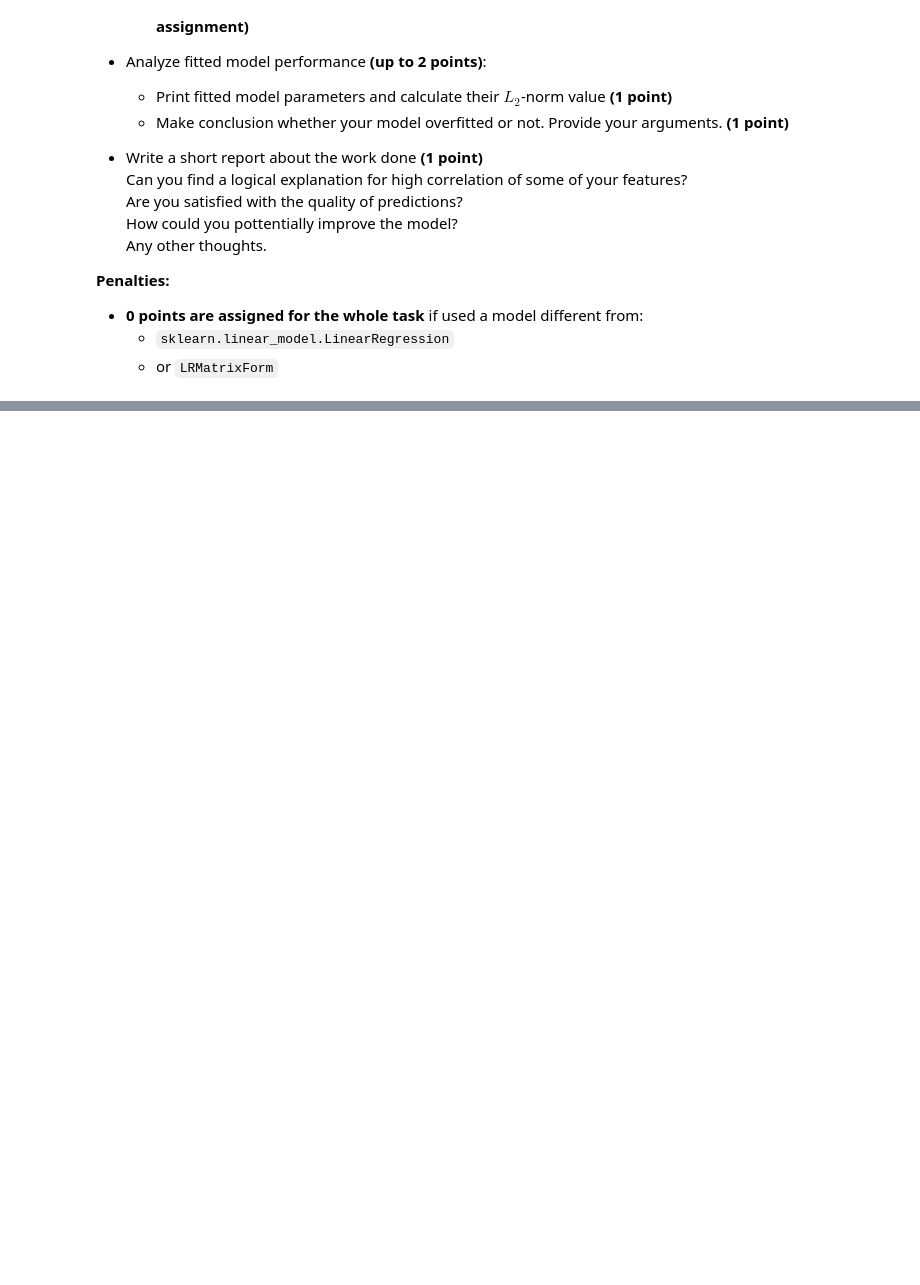
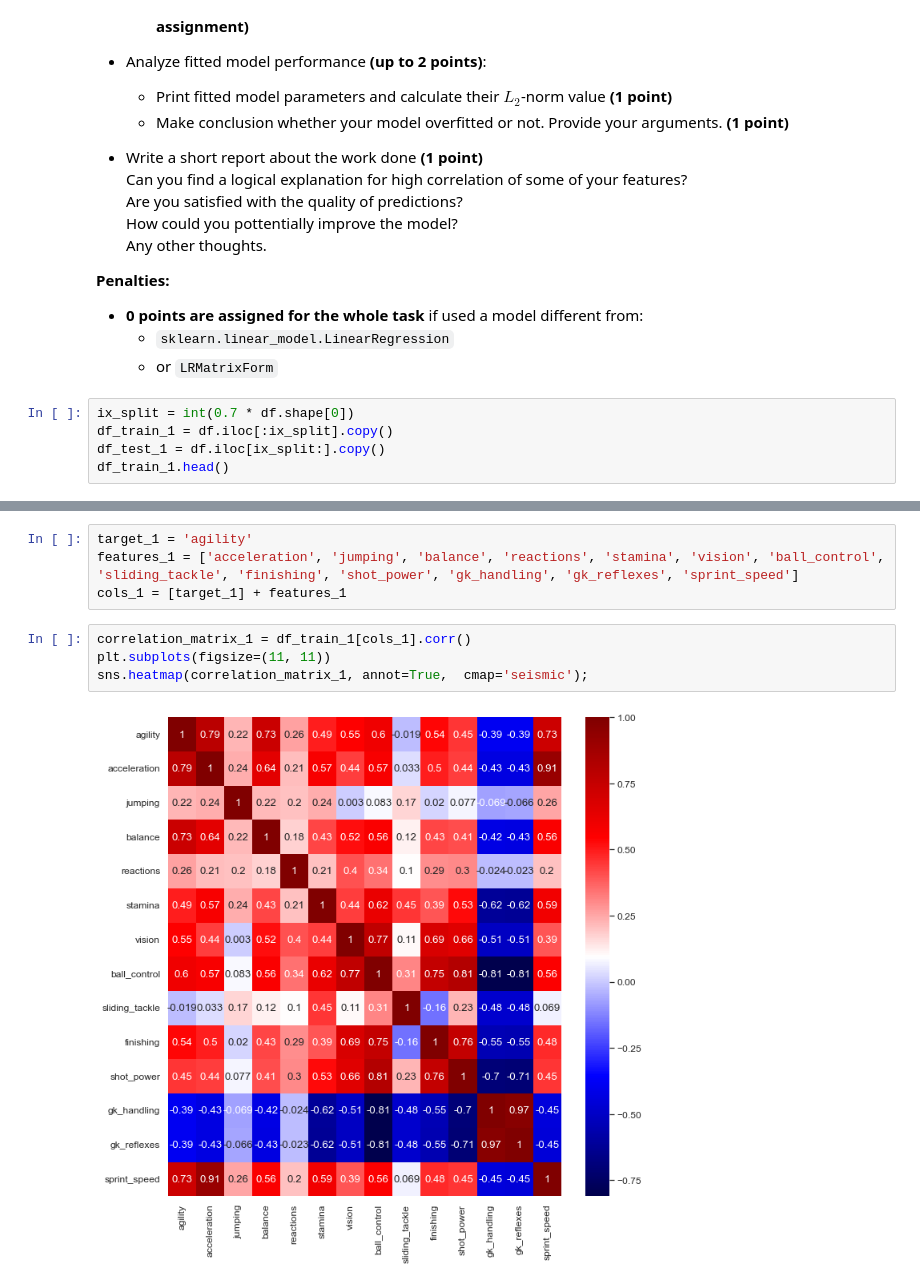
Before and after one commit to Feosen/ml-intro-2022-3, a Jupyter notebook: notebooks/linear_regression.ipynb, the cells around one changed output, grey strips where cells are left out. Saved outputs shown, nothing was run; the diff lists cells and outputs as text; blank space fills up the shorter version.

```diff
--- a/notebooks/linear_regression.ipynb
+++ b/notebooks/linear_regression.ipynb
@@ -1334,3 +1608,8 @@ Steps you need to follow:
 - **0 points are assigned for the whole task** if used a model different from:
     - `sklearn.linear_model.LinearRegression`
     - or `LRMatrixForm`
+# %%
+ix_split = int(0.7 * df.shape[0])
+df_train_1 = df.iloc[:ix_split].copy()
+df_test_1 = df.iloc[ix_split:].copy()
+df_train_1.head()
@@ -1336,0 +1627,10 @@ Steps you need to follow:
+# %%
+target_1 = 'agility'
+features_1 = ['acceleration', 'jumping', 'balance', 'reactions', 'stamina', 'vision', 'ball_control', 'sliding_tackle', 'finishing', 'shot_power', 'gk_handling', 'gk_reflexes', 'sprint_speed']
+cols_1 = [target_1] + features_1
+# %%
+correlation_matrix_1 = df_train_1[cols_1].corr()
+plt.subplots(figsize=(11, 11))
+sns.heatmap(correlation_matrix_1, annot=True,  cmap='seismic');
+# %% [output]
+[figure, added]
```
Also changed, not shown: parts of 70 cells of this notebook.
